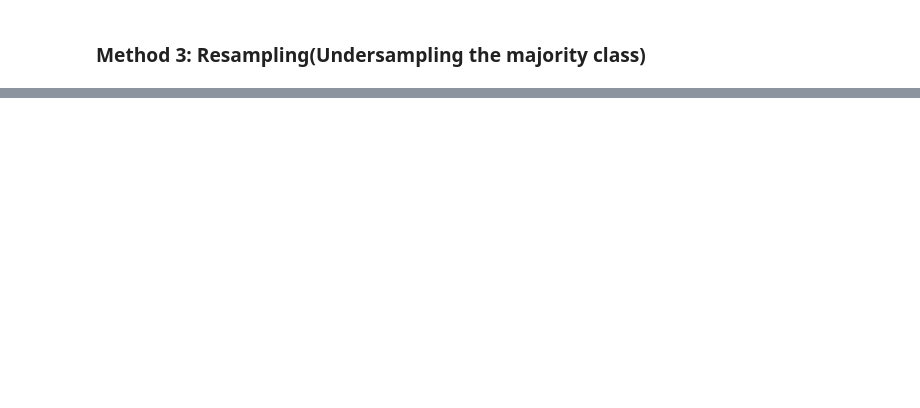
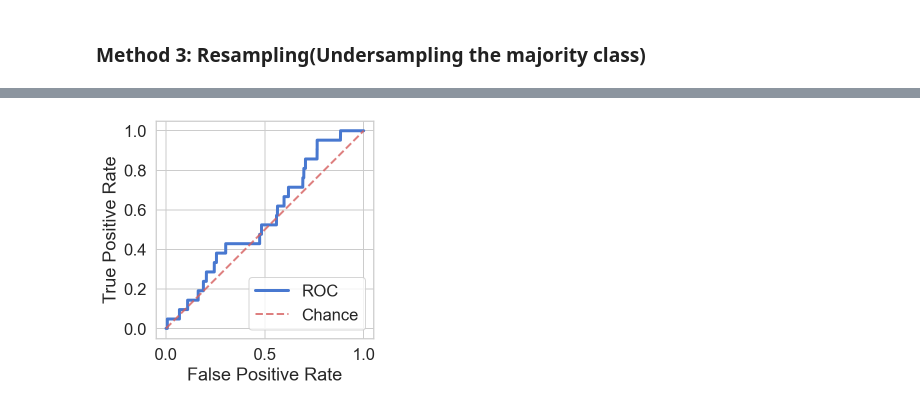
Before and after one commit to anujdubey1996/Credit-Card-Fraud-Detection-Kaggle-Handling-Class-Imbalance, a Jupyter notebook: src/Credit Card Fraud Detection - Handling Class Imbalance.ipynb, the cells around one changed output, grey strips where cells are left out. Saved outputs shown, nothing was run; the diff lists cells and outputs as text; code cells hidden in the pictures; blank space fills up the shorter version.

```diff
--- a/src/Credit Card Fraud Detection - Handling Class Imbalance.ipynb
+++ b/src/Credit Card Fraud Detection - Handling Class Imbalance.ipynb
@@ -221,0 +248,4 @@ f1 score: 0.0
+# %%
+mv.plot_roc(data.y_test, model_pred)
+# %% [output]
+[figure, added]
```
Also changed, not shown: parts of 31 cells of this notebook.
